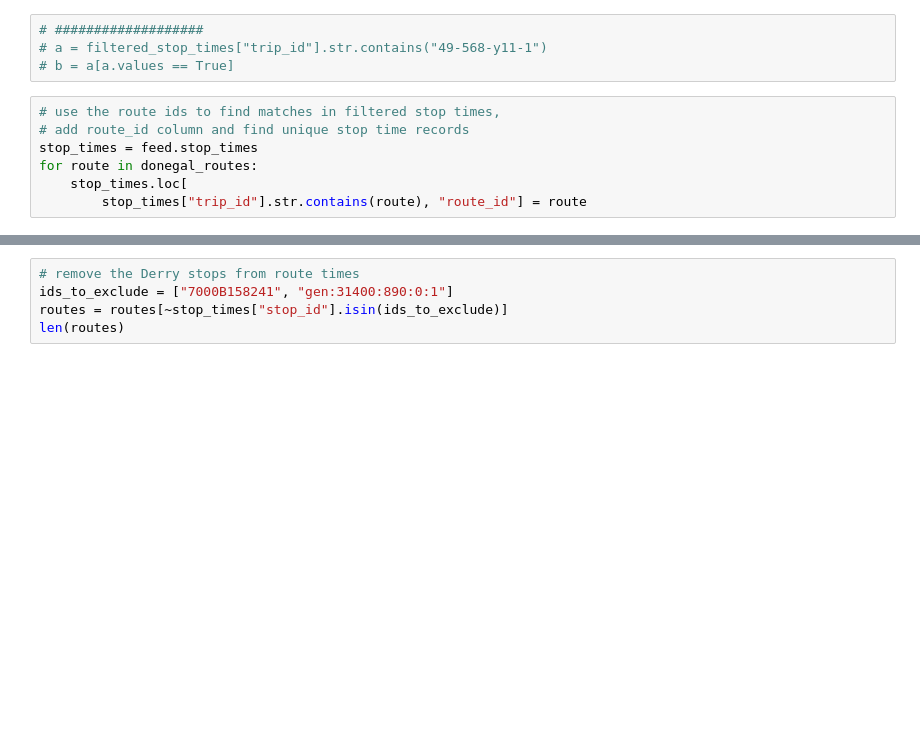
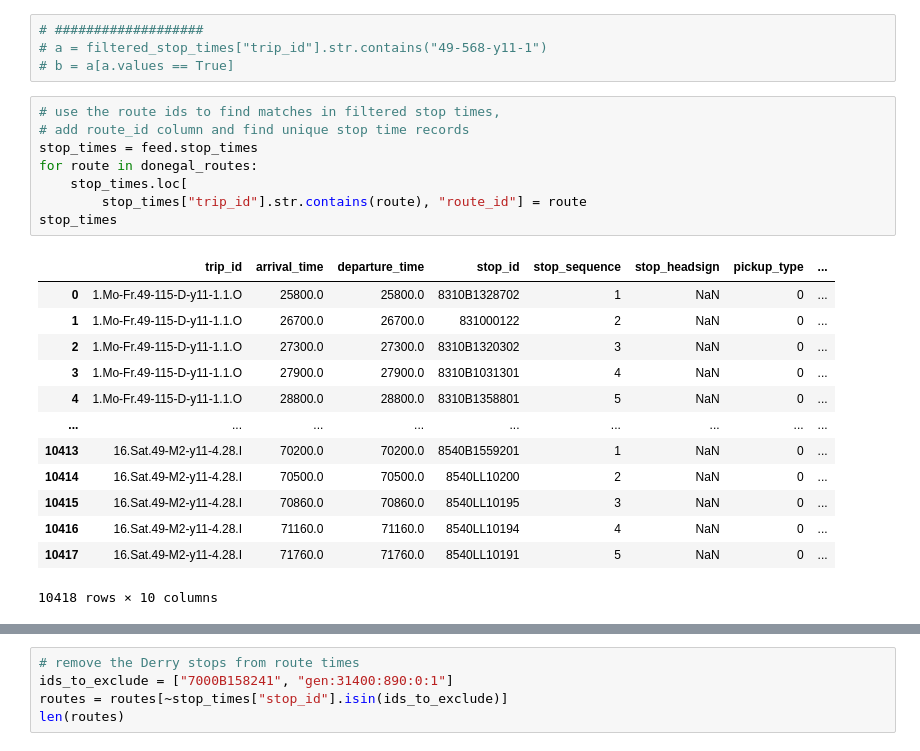
Before and after one commit to ancodia/donegal-bus-routes, a Jupyter notebook: testing/notebooks/add_locallink_bus_stops_to_graph.ipynb, the cells around one changed output, grey strips where cells are left out. Drawn from its saved outputs; the diff is of its cells as text; blank space fills up the shorter version.

```diff
--- a/testing/notebooks/add_locallink_bus_stops_to_graph.ipynb
+++ b/testing/notebooks/add_locallink_bus_stops_to_graph.ipynb
@@ -57,9 +96,24 @@ donegal_routes = filtered_routes.route_id.to_list()
 # %%
 # use the route ids to find matches in filtered stop times,
 # add route_id column and find unique stop time records
 stop_times = feed.stop_times
 for route in donegal_routes:
     stop_times.loc[
         stop_times["trip_id"].str.contains(route), "route_id"] = route
+stop_times
+# %% [output]
+|  | trip_id | arrival_time | departure_time | stop_id | stop_sequence | stop_headsign | pickup_type | ... |
+| 0 | 1.Mo-Fr.49-115-D-y11-1.1.O | 25800.0 | 25800.0 | 8310B1328702 | 1 | NaN | 0 | ... |
+| 1 | 1.Mo-Fr.49-115-D-y11-1.1.O | 26700.0 | 26700.0 | 831000122 | 2 | NaN | 0 | ... |
+| 2 | 1.Mo-Fr.49-115-D-y11-1.1.O | 27300.0 | 27300.0 | 8310B1320302 | 3 | NaN | 0 | ... |
+| 3 | 1.Mo-Fr.49-115-D-y11-1.1.O | 27900.0 | 27900.0 | 8310B1031301 | 4 | NaN | 0 | ... |
+| 4 | 1.Mo-Fr.49-115-D-y11-1.1.O | 28800.0 | 28800.0 | 8310B1358801 | 5 | NaN | 0 | ... |
+| ... | ... | ... | ... | ... | ... | ... | ... | ... |
+| 10413 | 16.Sat.49-M2-y11-4.28.I | 70200.0 | 70200.0 | 8540B1559201 | 1 | NaN | 0 | ... |
+| 10414 | 16.Sat.49-M2-y11-4.28.I | 70500.0 | 70500.0 | 8540LL10200 | 2 | NaN | 0 | ... |
+| 10415 | 16.Sat.49-M2-y11-4.28.I | 70860.0 | 70860.0 | 8540LL10195 | 3 | NaN | 0 | ... |
+| 10416 | 16.Sat.49-M2-y11-4.28.I | 71160.0 | 71160.0 | 8540LL10194 | 4 | NaN | 0 | ... |
+| 10417 | 16.Sat.49-M2-y11-4.28.I | 71760.0 | 71760.0 | 8540LL10191 | 5 | NaN | 0 | ... |
+10418 rows × 10 columns
 # %%
 # keep only route, stop and sequence columns and drop duplicate rows
```
Also changed, not shown: parts of 22 cells of this notebook, 3 other files.
